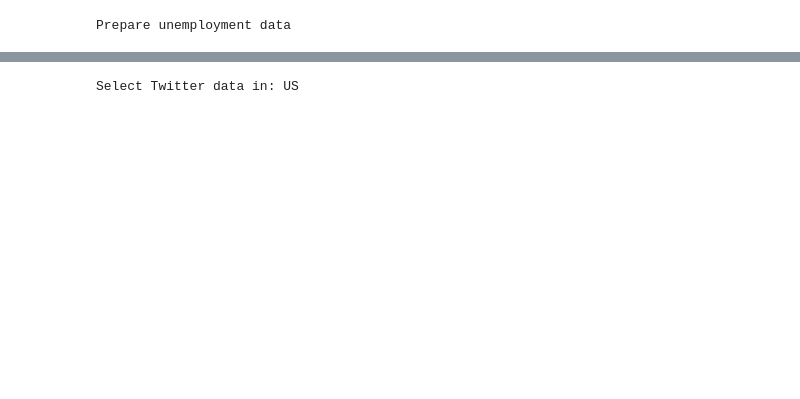
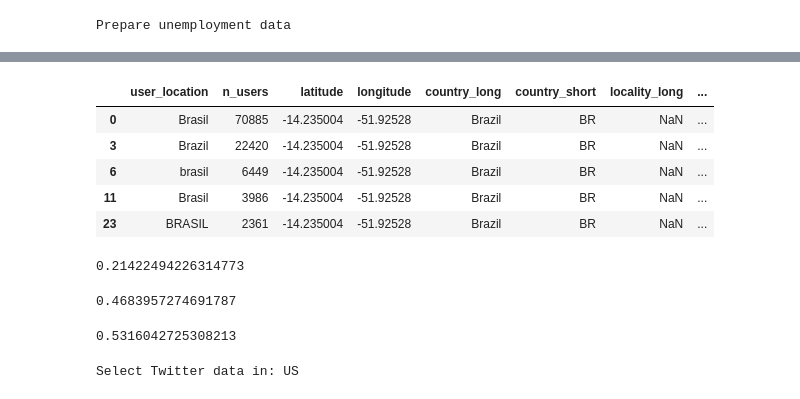
Before and after one commit to spfraib/twitter, a Jupyter notebook: 6-keywords/6.6-get-labor-market-predictions-country-level.ipynb, the cells around one changed output, grey strips where cells are left out. Drawn from its saved outputs; the diff is of its cells as text; code cells hidden in the pictures; blank space fills up the shorter version.

```diff
--- a/6-keywords/6.6-get-labor-market-predictions-country-level.ipynb
+++ b/6-keywords/6.6-get-labor-market-predictions-country-level.ipynb
@@ -59,2 +86,23 @@ Prepare unemployment data
+# %%
+user_locations.drop(user_locations['administrative_area_level_1_long'].dropna().index).head()
+# %% [output]
+|  | user_location | n_users | latitude | longitude | country_long | country_short | locality_long | ... |
+| 0 | Brasil | 70885 | -14.235004 | -51.92528 | Brazil | BR | NaN | ... |
+| 3 | Brazil | 22420 | -14.235004 | -51.92528 | Brazil | BR | NaN | ... |
+| 6 | brasil | 6449 | -14.235004 | -51.92528 | Brazil | BR | NaN | ... |
+| 11 | Brasil | 3986 | -14.235004 | -51.92528 | Brazil | BR | NaN | ... |
+| 23 | BRASIL | 2361 | -14.235004 | -51.92528 | Brazil | BR | NaN | ... |
+# %%
+user_locations.drop(user_locations['administrative_area_level_1_long'].dropna().index)['user_id'].sum()/user_locations['user_id'].sum()
+# %% [output]
+0.21422494226314773
+# %%
+user_locations.drop(user_locations['locality_long'].dropna().index)['user_id'].sum()/user_locations['user_id'].sum()
+# %% [output]
+0.4683957274691787
+# %%
+user_locations.groupby('locality_long')['user_id'].sum().sort_values(ascending=False).sum()/user_locations['user_id'].sum()
+# %% [output]
+0.5316042725308213
 # %%
 print('Select Twitter data in:', country_code)
```
Also changed, not shown: parts of 7 cells of this notebook, 1 other file.
